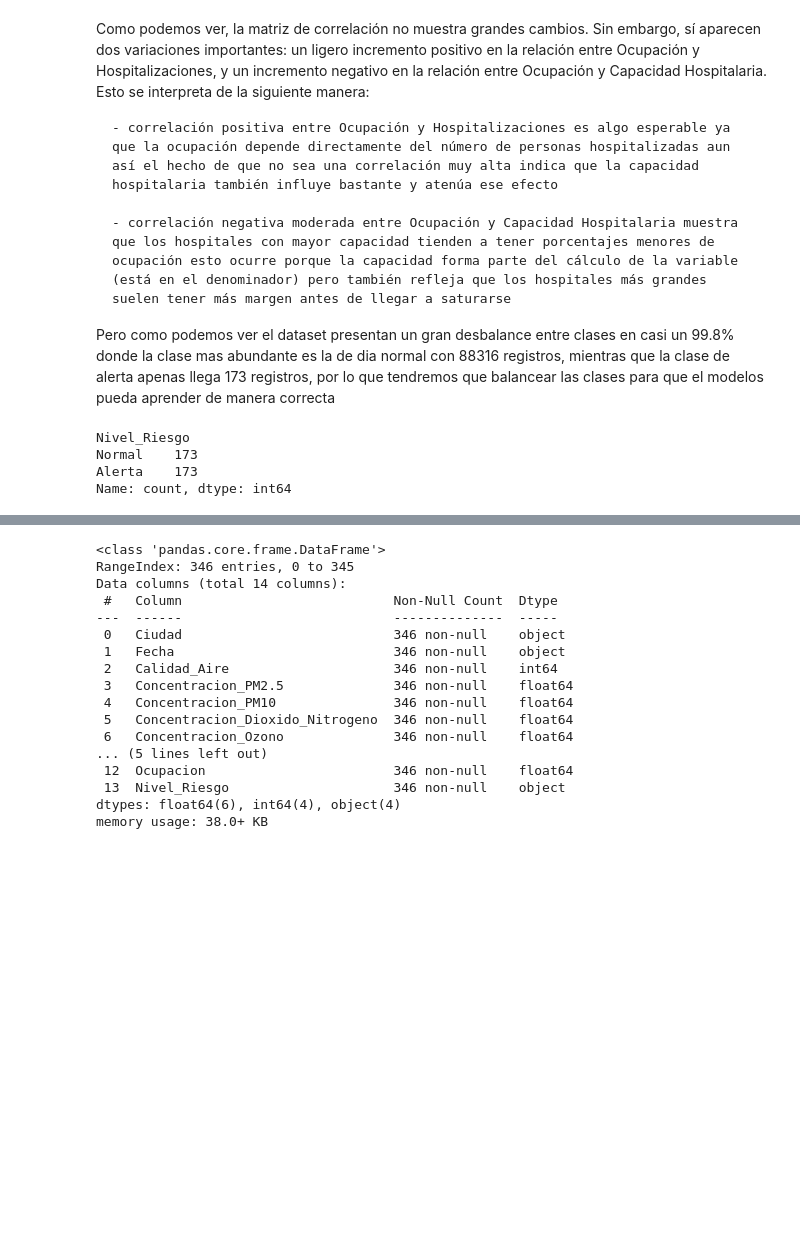
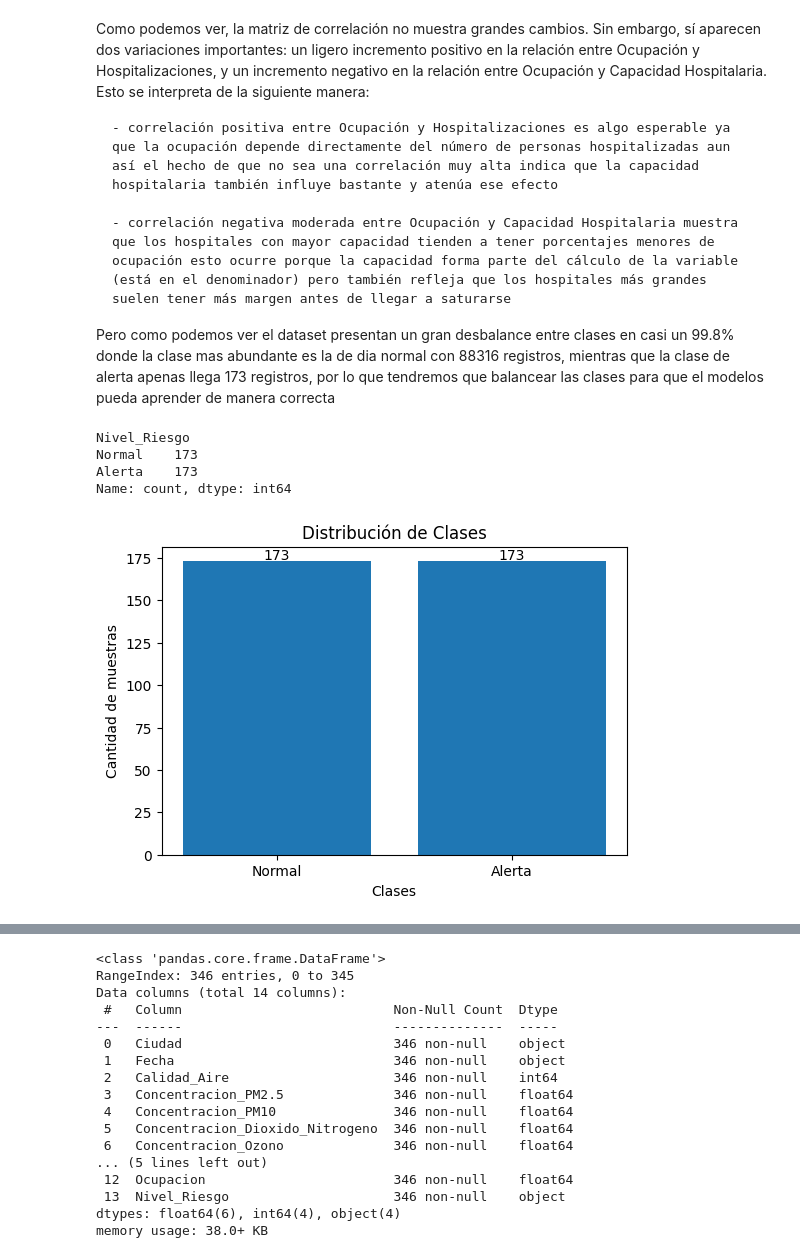
Before and after one commit to AlejandroAvila43/MineriaDeDatos, a Jupyter notebook: Air quality/AirQuality.ipynb, the cells around one changed output, grey strips where cells are left out. Cells and saved outputs as stored; diff of their text form; code cells hidden in the pictures; blank space fills up the shorter version.

Commit message:
visualizacion de balanceo

```diff
--- a/Air quality/AirQuality.ipynb
+++ b/Air quality/AirQuality.ipynb
@@ -403,26 +403,47 @@ Pero como podemos ver el dataset presentan un gran desbalance entre clases en ca
 # %%
 # balanceo de la clases
 # extraccion de las clases
 normal = dataset[dataset["Nivel_Riesgo"] == "Normal"]
 alerta = dataset[dataset["Nivel_Riesgo"] == "Alerta"]
 
 # dataset balanceado con una reduccion de registros a la par de la clase alerta
 normal_bal = normal.sample(n=len(alerta), random_state=42)
 
 # mesclaren ambas clases en un pequeño dataset
 dataset_balanced = pd.concat([normal_bal, alerta])
 
 # mescla final del dataset
 dataset_balanced = dataset_balanced.sample(frac=1, random_state=42).reset_index(drop=True)
 
 # ver la cantidad de los datos
 counts = dataset_balanced["Nivel_Riesgo"].value_counts()
 print(counts)
+
+
+def graficar_balance_clases(df, columna_clase):
+    # Contar las muestras por clase
+    conteo = df[columna_clase].value_counts()
+
+    # Gráfica de barras
+    plt.figure(figsize=(6,4))
+    plt.bar(conteo.index, conteo.values)
+    plt.title("Distribución de Clases")
+    plt.xlabel("Clases")
+    plt.ylabel("Cantidad de muestras")
+
+    # Mostrar valores encima de cada barra
+    for i, v in enumerate(conteo.values):
+        plt.text(i, v + 1, str(v), ha='center', fontsize=10)
+
+    plt.show()
+
+graficar_balance_clases(dataset_balanced, "Nivel_Riesgo")
 # %% [output]
 Nivel_Riesgo
 Normal    173
 Alerta    173
 Name: count, dtype: int64
+[figure, added]
 # %%
 # revisar la integridad de los datos
 dataset_balanced.head()
```
